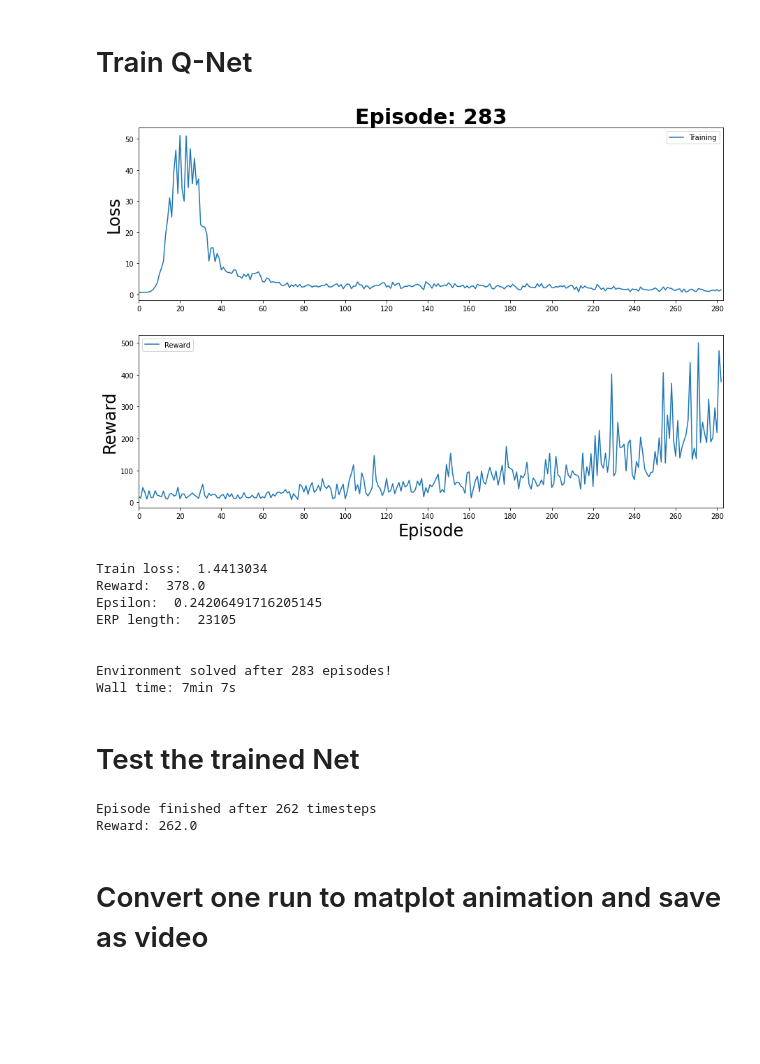
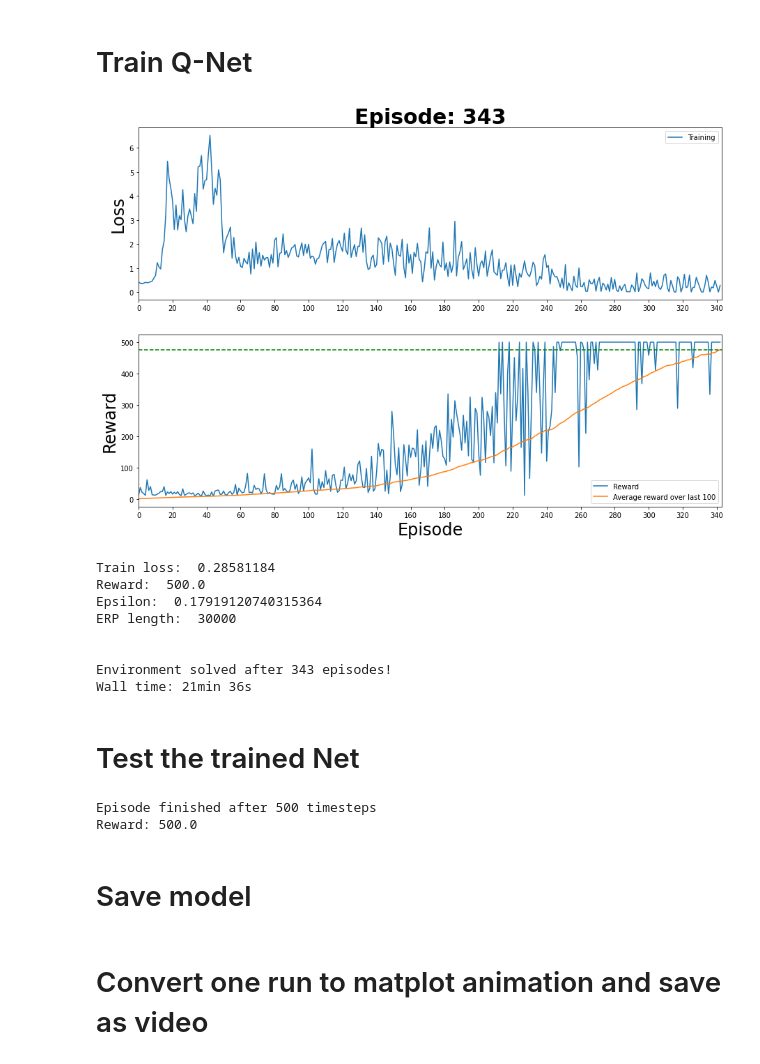
Before and after one commit to GondorCallsForAid/Iannwtf-mbanser-kvatankhahba-rhorn, a Jupyter notebook: Homework11/RL_QNet.ipynb, the cells around one changed output. Drawn from its saved outputs; the diff is of its cells as text; code cells hidden in the pictures; blank space fills up the shorter version.

```diff
--- a/Homework11/RL_QNet.ipynb
+++ b/Homework11/RL_QNet.ipynb
@@ -100,28 +101,23 @@ Reward: 28.0
 # Define Q-Net class
 # %%
 class QNet(Model):
-    def __init__(self):
+    def __init__(self, layers, num_actions):
         super(QNet, self).__init__()
+        self.num_actions = num_actions
 
-        self.dense_layer = [
-                             tf.keras.layers.Dense(units=16,
+        self.dense_layers = [tf.keras.layers.Dense(units=num_units,
                                                    activation='relu',
-                                                   name='Dense_layer_1'
-                                                   ),
-                             tf.keras.layers.Dense(units=16,
-                                                   activation='relu',
-                                                   name='Dense_layer_2'
-                                                   )
-        ]
+                                                   name=f'Dense_layer_{i}'
+                                                  ) for i, num_units in enumerate(layers)]
 
-        self.readout_layer = tf.keras.layers.Dense(units=2,
+        self.readout_layer = tf.keras.layers.Dense(units=self.num_actions,
                                                    activation=None,
                                                    name='Readout_layer'
                                                    )
 
     @tf.function
     def call(self, input_state):
-        for layer in self.dense_layer:
+        for layer in self.dense_layers:
             input_state = layer(input_state)
         output = self.readout_layer(input_state)
         return output
@@ -133,7 +129,7 @@ class QNet(Model):
         if tf.greater(p,epsilon):
             action = tf.squeeze(tf.argmax(q_vals,1))
         else:
-            action = tf.random.uniform([],maxval=2,dtype=tf.int64)
+            action = tf.random.uniform([],maxval=self.num_actions,dtype=tf.int64)
         return action
 
     @tf.function
@@ -237,7 +240,7 @@ Buffer after one store: [(array([-0.02677497, -0.02223374,  0.00290868,  0.03502
 # %%
 from IPython.display import clear_output
 
-def visualize_progress(episodes, episode, train_losses, rewards):
+def visualize_progress(episodes, episode, train_losses, rewards, avg_reward, goal):
     clear_output(wait=True)
     fig = plt.figure(figsize=(15,10))
     plt.subplot(211)
@@ -250,6 +253,8 @@ def visualize_progress(episodes, episode, train_losses, rewards):
     plt.subplot(212)
     plt.xlim((0,episodes))
     plt.plot(rewards,label='Reward')
+    plt.plot(avg_reward,label='Average reward over last 100')
+    plt.axhline(goal,xmax=episodes,c='g',ls='--')
     plt.ylabel('Reward',fontsize=24)
     plt.xlabel('Episode',fontsize=24)
     plt.xticks(np.arange(0,episodes,20))
@@ -362,47 +368,47 @@ def train_qnet(model,
 tf.keras.backend.clear_session()
 
 learning_rate = 0.001
-replay_buffer_size = 100000
-max_episodes = 500
-train_steps = 16
+replay_buffer_size = 30000
+max_episodes = 1000
+train_steps = 8
 optimization_batch_size= 64
 epsilon_decay = 0.995
 epsilon_min = 0.1
 gamma = 0.95
 
 # Initialize the loss
 loss_function = tf.keras.losses.MeanSquaredError()
 
 # Initialize the optimizer
 optimizer = tf.keras.optimizers.Adam(learning_rate)
 
 env = gym.make("CartPole-v1")
 
 # Initialize model
-qnet = QNet()
+qnet = QNet([16,16,16], env.action_space.n)
 train_qnet(
     model = qnet,
     buffer_size = replay_buffer_size,
     env = env,
     max_episodes = max_episodes,
     train_steps = train_steps,
     batch_size = optimization_batch_size,
     loss_function = loss_function,
     optimizer = optimizer,
     epsilon_decay = epsilon_decay,
     epsilon_min = epsilon_min,
     gamma = gamma
 )
 # %% [output]
-[figure, old version]
+[figure, new version]
-Train loss:  1.4413034
-Reward:  378.0
-Epsilon:  0.24206491716205145
-ERP length:  23105
+Train loss:  0.28581184
+Reward:  500.0
+Epsilon:  0.17919120740315364
+ERP length:  30000
 
 
-Environment solved after 283 episodes!
-Wall time: 7min 7s
+Environment solved after 343 episodes!
+Wall time: 21min 36s
 # %% [markdown]
 # Test the trained Net
 # %%
@@ -420,5 +426,7 @@ for t in range(1000):
 
 env.close()
 # %% [output]
-Episode finished after 262 timesteps
-Reward: 262.0
+Episode finished after 500 timesteps
+Reward: 500.0
+# %% [markdown]
+# Save model
```
Also changed, not shown: parts of 15 cells of this notebook, 1 other file.
